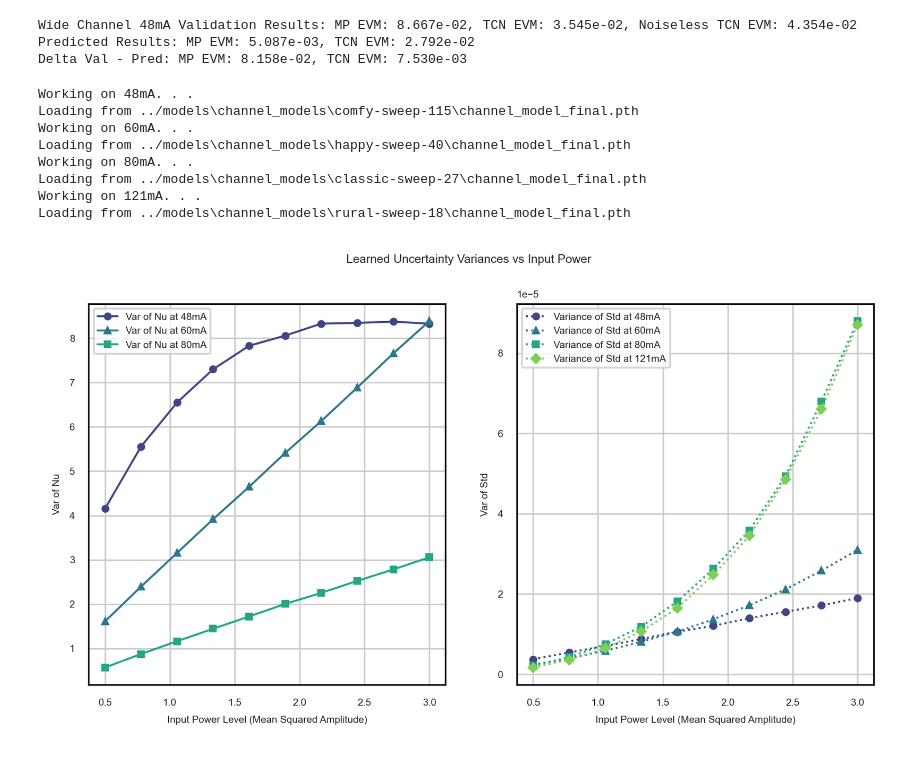
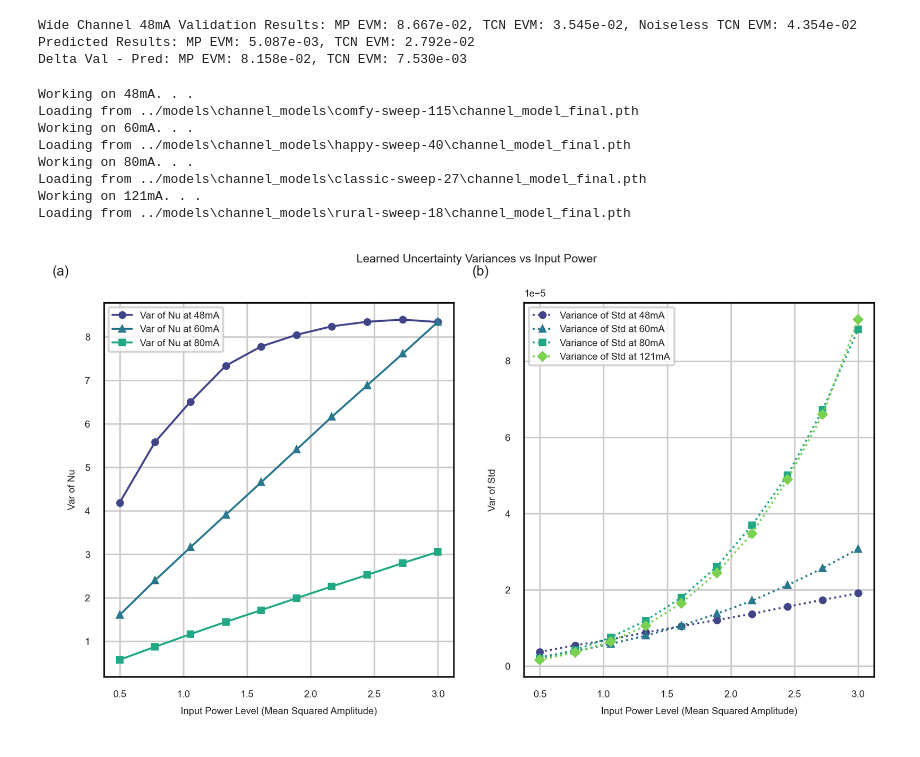
Before and after one commit to UW-Photonics-Lab/prob_tcn_for_LED, a Jupyter notebook: notebooks/make_figures.ipynb, the cells around one changed output. Saved outputs shown, nothing was run; the diff lists cells and outputs as text; code cells hidden in the pictures.

```diff
--- a/notebooks/make_figures.ipynb
+++ b/notebooks/make_figures.ipynb
@@ -214,7 +217,7 @@ for current_level, model_info in models.items():
     mp_model = model_info['memory_polynomial']
     tcn_model, tcn_cfg = load_runs_final_artifact(model_info['tcn_channel'], DEVICE, model_type='channel')
 
-    sent_powers = X.square().mean(dim=-1)
+    sent_powers = X.square().mean(dim=-1).to(torch.float64) # Ensure float64 for precision
     pwr_min, pwr_max = sent_powers.min(), sent_powers.max()
     bins = torch.linspace(pwr_min, pwr_max, N + 1)
     bin_ids = torch.bucketize(sent_powers, bins)
@@ -239,9 +242,9 @@ for current_level, model_info in models.items():
 plt.figure(figsize=(fig_width, fig_height))
 for (current_level, data), marker, line_style in zip(all_results.items(), markers, line_styles):
     plt.plot(data['bin_centers'].cpu(), data['losses'][:, 0].cpu(), color=color_palette[current_levels.index(current_level)], marker=marker, linestyle=line_style, markersize=2.5, label=f'TCN {current_level}')
-plt.title("TCN Performance")
-plt.xlabel("Sent Power")
-plt.ylabel("RRMSE (%)")
+plt.title("TCN Val Performance vs Sent Power")
+plt.xlabel("Sent Power (Mean Squared Amplitude)")
+plt.ylabel("Val RRMSE (%)")
 plt.legend(fontsize=5, handlelength = 3, labelspacing=0.5)
 plt.grid(True)
 plt.tight_layout()
@@ -258,9 +261,9 @@ plt.show()
 plt.figure(figsize=(fig_width, fig_height))
 for (current_level, data), marker, line_style in zip(all_results.items(), markers, line_styles):
     plt.plot(data['bin_centers'].cpu(), data['losses'][:, 1].cpu(), color=color_palette[current_levels.index(current_level)], marker=marker, linestyle=line_style, markersize=2.5, label=f'MP {current_level}')
-plt.title("MP Performance")
-plt.xlabel("Sent Power")
-plt.ylabel("RRMSE (%)")
+plt.title("MP Val Performance vs Sent Power")
+plt.xlabel("Sent Power (Mean Squared Amplitude)")
+plt.ylabel("Val RRMSE (%)")
 plt.legend(fontsize=5, handlelength = 3, labelspacing=0.5)
 plt.tight_layout()
 plt.grid(True)
@@ -278,9 +281,9 @@ plt.figure(figsize=(fig_width, fig_height))
 for (current_level, data), marker, line_style in zip(all_results.items(), markers, line_styles):
     delta = data['losses'][:, 1] - data['losses'][:, 0]
     plt.plot(data['bin_centers'].cpu(), delta.cpu(), color=color_palette[current_levels.index(current_level)], marker=marker, linestyle=line_style, markersize=2.5, label=f'Delta {current_level}')
-plt.title("Delta in Performance (MP - TCN)")
-plt.xlabel("Sent Power")
-plt.ylabel("Difference in RRMSE (%)")
+plt.title("Delta in Val Performance (MP - TCN) vs Sent Power")
+plt.xlabel("Sent Power (Mean Squared Amplitude)")
+plt.ylabel("Difference in Val RRMSE (%)")
 plt.legend(fontsize=5, handlelength = 3, labelspacing=0.5)
 plt.tight_layout()
 plt.grid(True)
@@ -566,6 +569,10 @@ axs[2].set_xlabel("DC Bias (mA)")
 axs[2].set_ylabel("Delta EVM Loss")
 axs[2].legend()
 
+# Add subplot labels (a, b, c)
+for i, ax in enumerate(axs):
+    ax.text(-0.1, 1.1, f"({chr(97 + i)})", transform=ax.transAxes,
+            fontsize=7, va='top', ha='right')
 plt.tight_layout()
 plt.savefig(
     os.path.join(PLOT_PATH, "validation_evms.svg"),
@@ -736,34 +743,39 @@ for dc_bias in models.keys():
 
 # This is the key line: it hides the 1e-5 at the top
 axs[0].legend(loc="upper left")
 axs[1].legend(loc="upper left")
 axs[0].set_ylabel('Var of Nu')
 axs[0].tick_params(axis='y')
 axs[1].set_ylabel('Var of Std')
 axs[1].tick_params(axis='y')
 fig.suptitle('Learned Uncertainty Variances vs Input Power')
+
+# Add subplot labels (a, b, c)
+for i, ax in enumerate(axs):
+    ax.text(-0.1, 1.1, f"({chr(97 + i)})", transform=ax.transAxes,
+            fontsize=7, va='top', ha='right')
 plt.tight_layout(rect=[1, 1, 1, 1]) # Adjust rect to make room for suptitle
 axs[0].grid(True)
 axs[1].grid(True)
 axs[0].set_xlabel('Input Power Level (Mean Squared Amplitude)')
 axs[1].set_xlabel('Input Power Level (Mean Squared Amplitude)')
 plt.savefig(
     os.path.join(PLOT_PATH, "learned_uncertainty_variances.svg"),
     format='svg',
     bbox_inches='tight',
     transparent=True
 )
 plt.show()
 # %% [output]
 Working on 48mA. . .
 Loading from ../models\channel_models\comfy-sweep-115\channel_model_final.pth
 Working on 60mA. . .
 Loading from ../models\channel_models\happy-sweep-40\channel_model_final.pth
 Working on 80mA. . .
 Loading from ../models\channel_models\classic-sweep-27\channel_model_final.pth
 Working on 121mA. . .
 Loading from ../models\channel_models\rural-sweep-18\channel_model_final.pth
-[figure, old version]
+[figure, new version]
 # %%
 fig, axs = plt.subplots(1, 2, figsize=(double_fig_width, double_fig_height))
 
```
Also changed, not shown: parts of 7 cells of this notebook, 8 other files.
